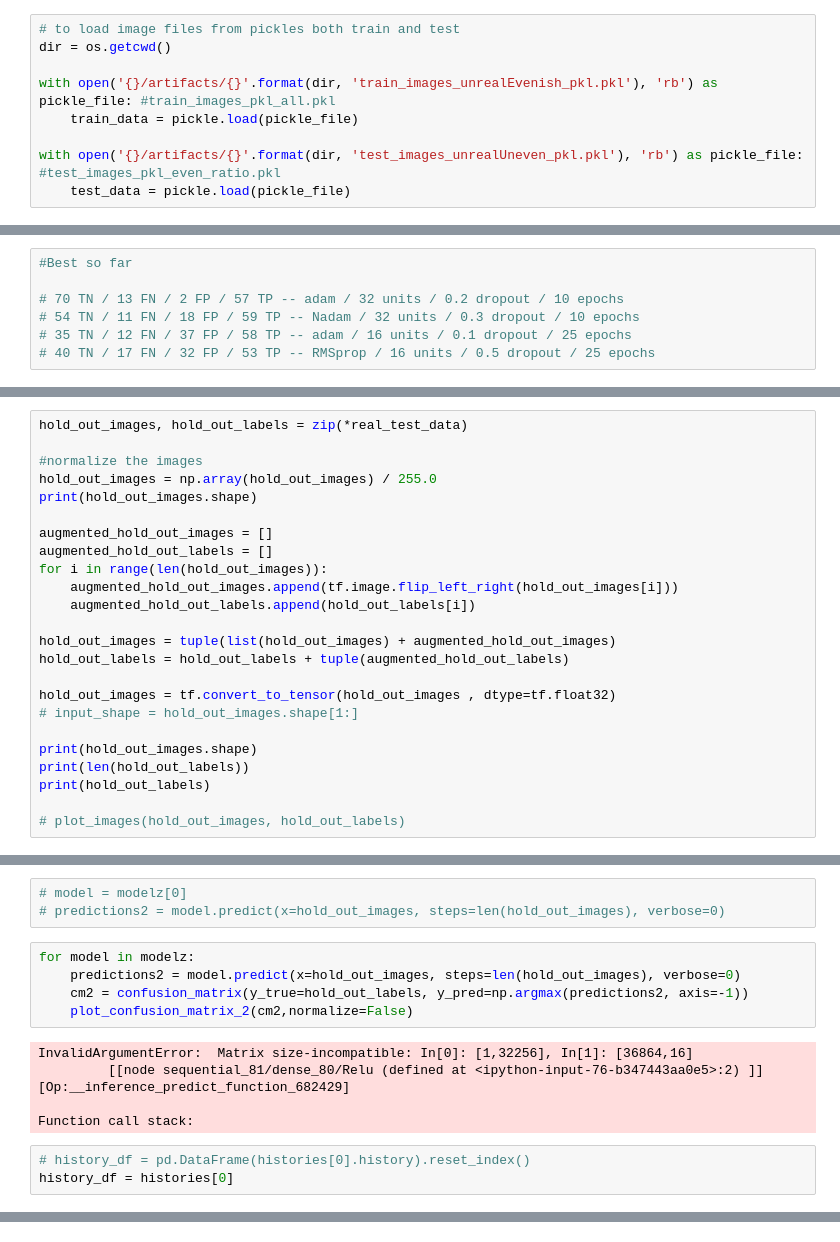
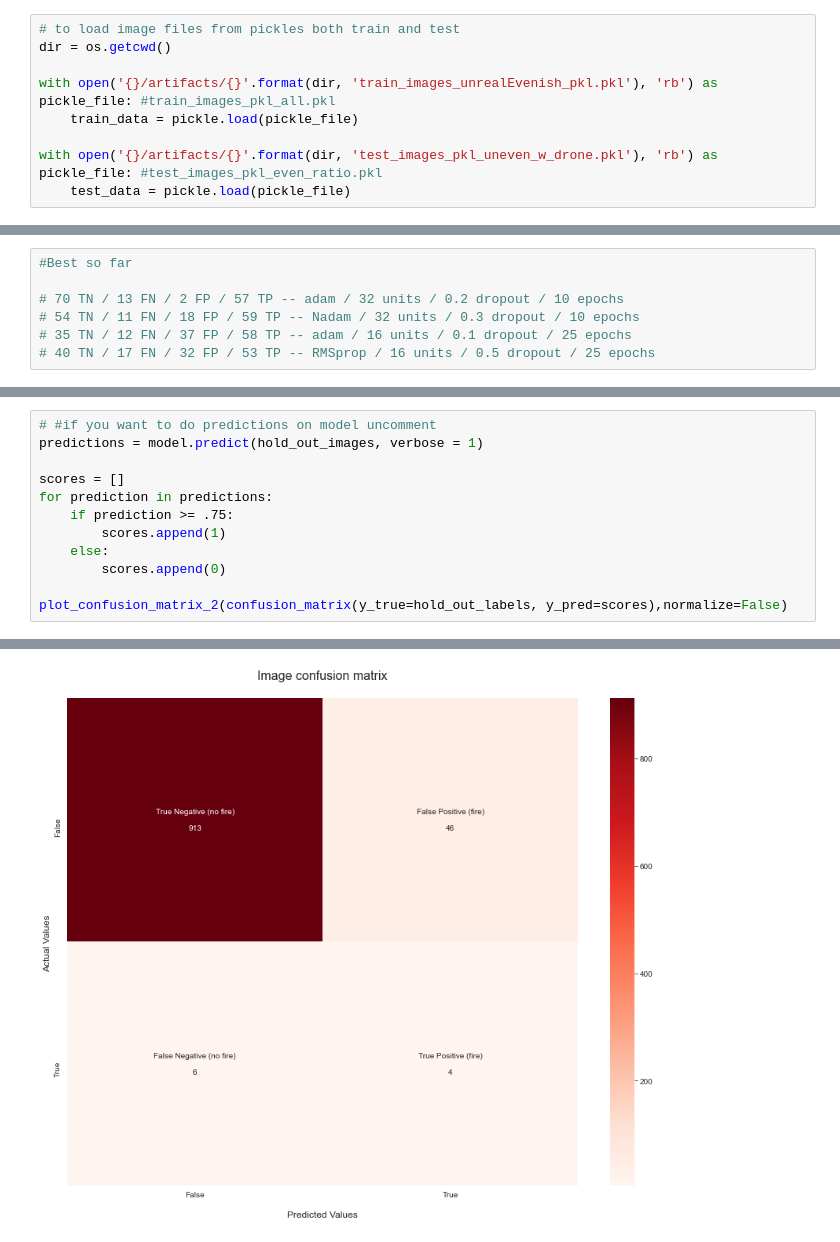
Before and after one commit to sdeittrick/Wildfire_Detection_Capstone_697, a Jupyter notebook: wildfire_prediction_pipeline/model_aggregation.ipynb, the cells around one changed output, grey strips where cells are left out. Drawn from its saved outputs; the diff is of its cells as text.

Commit message:
added drone pkl, fix test img hold out

```diff
--- a/wildfire_prediction_pipeline/model_aggregation.ipynb
+++ b/wildfire_prediction_pipeline/model_aggregation.ipynb
@@ -55,7 +58,7 @@ dir = os.getcwd()
 with open('{}/artifacts/{}'.format(dir, 'train_images_unrealEvenish_pkl.pkl'), 'rb') as pickle_file: #train_images_pkl_all.pkl
     train_data = pickle.load(pickle_file)
 
-with open('{}/artifacts/{}'.format(dir, 'test_images_unrealUneven_pkl.pkl'), 'rb') as pickle_file: #test_images_pkl_even_ratio.pkl
+with open('{}/artifacts/{}'.format(dir, 'test_images_pkl_uneven_w_drone.pkl'), 'rb') as pickle_file: #test_images_pkl_even_ratio.pkl
     test_data = pickle.load(pickle_file)
 # %% [markdown]
 Now that we have loaded the images we can split the training set in to training, development and test images. We have imported a function that we have created for this.
@@ -302,24 +290,0 @@ with open('{}/artifacts/{}'.format(dir, 'real_images_test.pkl'), 'rb') as pickle
-# %%
-hold_out_images, hold_out_labels = zip(*real_test_data)
-
-#normalize the images
-hold_out_images = np.array(hold_out_images) / 255.0
-print(hold_out_images.shape)
-
-augmented_hold_out_images = []
-augmented_hold_out_labels = []
-for i in range(len(hold_out_images)):
-    augmented_hold_out_images.append(tf.image.flip_left_right(hold_out_images[i]))
-    augmented_hold_out_labels.append(hold_out_labels[i])
-
-hold_out_images = tuple(list(hold_out_images) + augmented_hold_out_images)
-hold_out_labels = hold_out_labels + tuple(augmented_hold_out_labels)
-
-hold_out_images = tf.convert_to_tensor(hold_out_images , dtype=tf.float32)
-# input_shape = hold_out_images.shape[1:]
-
-print(hold_out_images.shape)
-print(len(hold_out_labels))
-print(hold_out_labels)
-
-# plot_images(hold_out_images, hold_out_labels)
@@ -338,16 +291,13 @@ tf.Tensor(
-# %%
-# model = modelz[0]
-# predictions2 = model.predict(x=hold_out_images, steps=len(hold_out_images), verbose=0)
-# %%
-for model in modelz:
-    predictions2 = model.predict(x=hold_out_images, steps=len(hold_out_images), verbose=0)
-    cm2 = confusion_matrix(y_true=hold_out_labels, y_pred=np.argmax(predictions2, axis=-1))
-    plot_confusion_matrix_2(cm2,normalize=False)
-# %% [output]
-InvalidArgumentError:  Matrix size-incompatible: In[0]: [1,32256], In[1]: [36864,16]
-         [[node sequential_81/dense_80/Relu (defined at <ipython-input-76-b347443aa0e5>:2) ]] [Op:__inference_predict_function_682429]
-
-Function call stack:
-# %%
-# history_df = pd.DataFrame(histories[0].history).reset_index()
-history_df = histories[0]
+# %%
+# #if you want to do predictions on model uncomment
+predictions = model.predict(hold_out_images, verbose = 1)
+
+scores = []
+for prediction in predictions:
+    if prediction >= .75:
+        scores.append(1)
+    else:
+        scores.append(0)
+
+plot_confusion_matrix_2(confusion_matrix(y_true=hold_out_labels, y_pred=scores),normalize=False)
+# %% [output]
@@ -353,0 +305 @@ history_df = histories[0]
+[figure, added]
```
Also changed, not shown: parts of 21 cells of this notebook, 13 other files.
